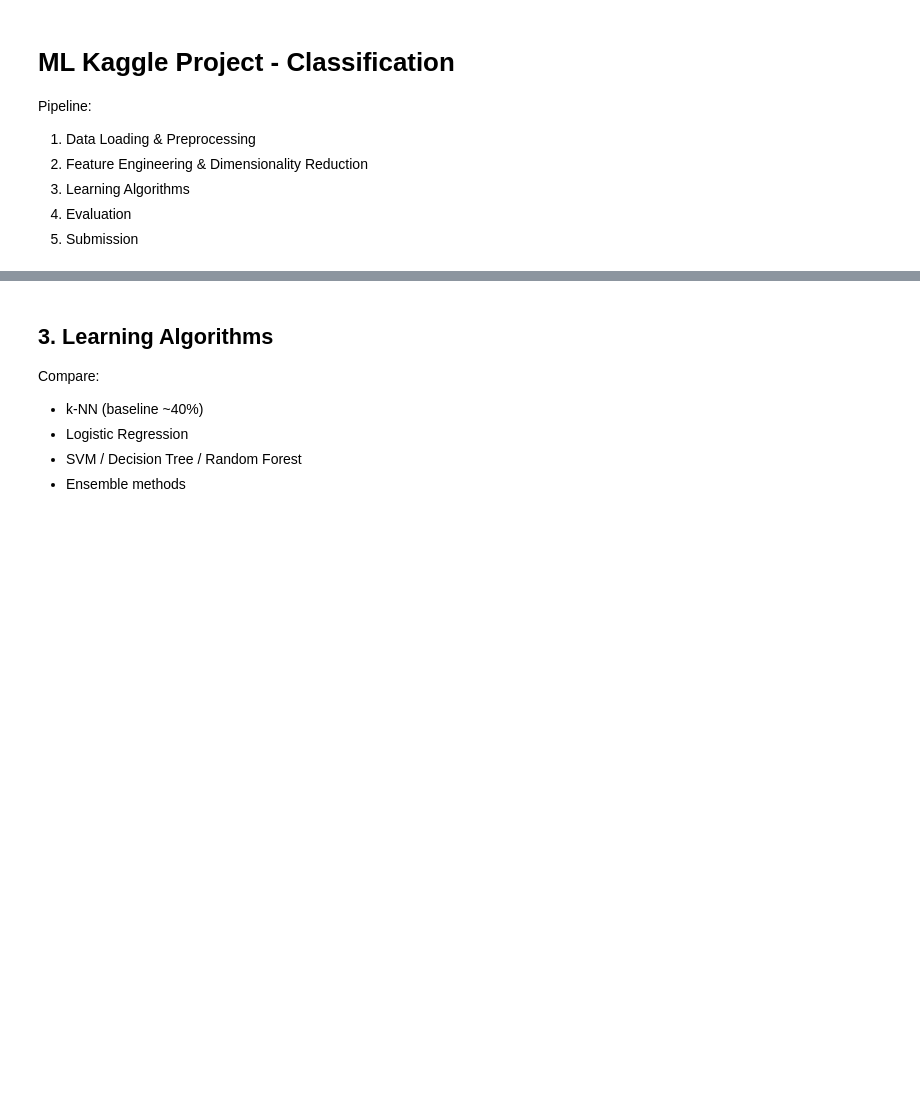
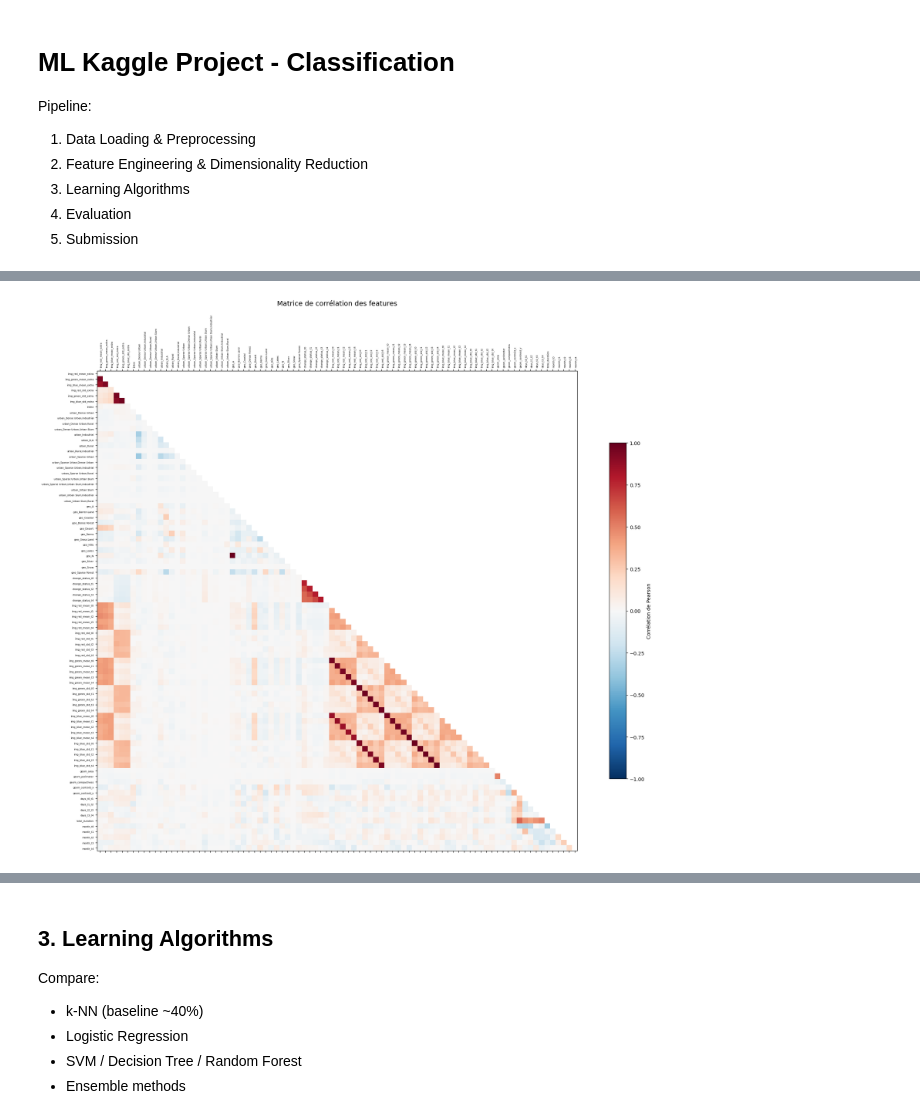
Before and after one commit to Cslu6/ML---Urban-pattern-recognition, a Jupyter notebook: Notebook.ipynb, the cells around one changed output, grey strips where cells are left out. Cells and saved outputs as stored; diff of their text form; code cells hidden in the pictures; blank space fills up the shorter version.

```diff
--- a/Notebook.ipynb
+++ b/Notebook.ipynb
@@ -106,0 +237,16 @@ print("Feature engineering: TODO")
+# %%
+exclude = {'change_type'}
+numeric_cols = [c for c in train.select_dtypes(include=[np.number]).columns if c not in exclude]
+
+for col in numeric_cols:
+    train[col] = train[col].replace([np.inf, -np.inf], np.nan)
+    test[col] = test[col].replace([np.inf, -np.inf], np.nan)
+    median_val = train[col].median()
+    fill_val = median_val if pd.notna(median_val) else 0
+    train[col] = train[col].fillna(fill_val)
+    test[col] = test[col].fillna(fill_val)
+
+assert train[numeric_cols].isnull().sum().sum() == 0, "Train has NaN!"
+assert test[numeric_cols].isnull().sum().sum() == 0, "Test has NaN!"
+
+train.shape, test.shape
@@ -106,0 +312,67 @@ print("Feature engineering: TODO")
+# %%
+target = train['change_type']
+features = train.drop(columns=['change_type'])
+feature_names = features.columns.tolist()
+
+corr_matrix = features.corr()
+
+# --- HEATMAP ---
+fig, ax = plt.subplots(figsize=(20, 16))
+mask = np.triu(np.ones_like(corr_matrix, dtype=bool))
+cax = ax.matshow(corr_matrix.where(~mask).values, cmap='RdBu_r', vmin=-1, vmax=1)
+fig.colorbar(cax, ax=ax, shrink=0.7, label='Corrélation de Pearson')
+ax.set_xticks(range(len(feature_names)))
+ax.set_yticks(range(len(feature_names)))
+ax.set_xticklabels(feature_names, rotation=90, fontsize=5, ha='left')
+ax.set_yticklabels(feature_names, fontsize=5)
+ax.set_title('Matrice de corrélation des features', fontsize=14, pad=20)
+plt.tight_layout()
+plt.savefig(OUTPUT_DIR / "correlation_matrix.png", dpi=150, bbox_inches='tight')
+plt.show()
+
+# --- PAIRES FORTEMENT CORRÉLÉES ---
+threshold = 0.9
+high_corr = []
+for i in range(len(corr_matrix)):
+    for j in range(i + 1, len(corr_matrix)):
+        r = corr_matrix.iloc[i, j]
+        if abs(r) > threshold:
+            high_corr.append((feature_names[i], feature_names[j], round(r, 3)))
+
+corr_with_target = features.corrwith(target).abs().sort_values(ascending=False)
+
+pairs_df = pd.DataFrame(high_corr, columns=['Feature 1', 'Feature 2', 'r']).sort_values('r', key=abs, ascending=False)
+display(pairs_df)
+
+# --- TOP / BOTTOM CORRÉLATIONS AVEC TARGET ---
+fig, axes = plt.subplots(1, 2, figsize=(16, 6))
+
+corr_with_target.head(15).plot.barh(ax=axes[0], color='steelblue')
+axes[0].set_title('Top 15 — Corrélation avec target')
+axes[0].set_xlabel('|r|')
+axes[0].invert_yaxis()
+
+corr_with_target.tail(15).plot.barh(ax=axes[1], color='salmon')
+axes[1].set_title('Bottom 15 — Corrélation avec target')
+axes[1].set_xlabel('|r|')
+axes[1].invert_yaxis()
+
+plt.tight_layout()
+plt.savefig(OUTPUT_DIR / "correlation_target.png", dpi=150, bbox_inches='tight')
+plt.show()
+
+# --- DROP FEATURES REDONDANTES ---
+to_drop = set()
+for f1, f2, r in high_corr:
+    if f1 in to_drop or f2 in to_drop:
+        continue
+    r1 = corr_with_target.get(f1, 0)
+    r2 = corr_with_target.get(f2, 0)
+    to_drop.add(f2 if r1 >= r2 else f1)
+
+train = train.drop(columns=list(to_drop))
+test = test.drop(columns=list(to_drop))
+
+pd.DataFrame({'Features supprimées': sorted(to_drop)})
+# %% [output]
+[figure, added]
```
Also changed, not shown: parts of 23 cells of this notebook.
